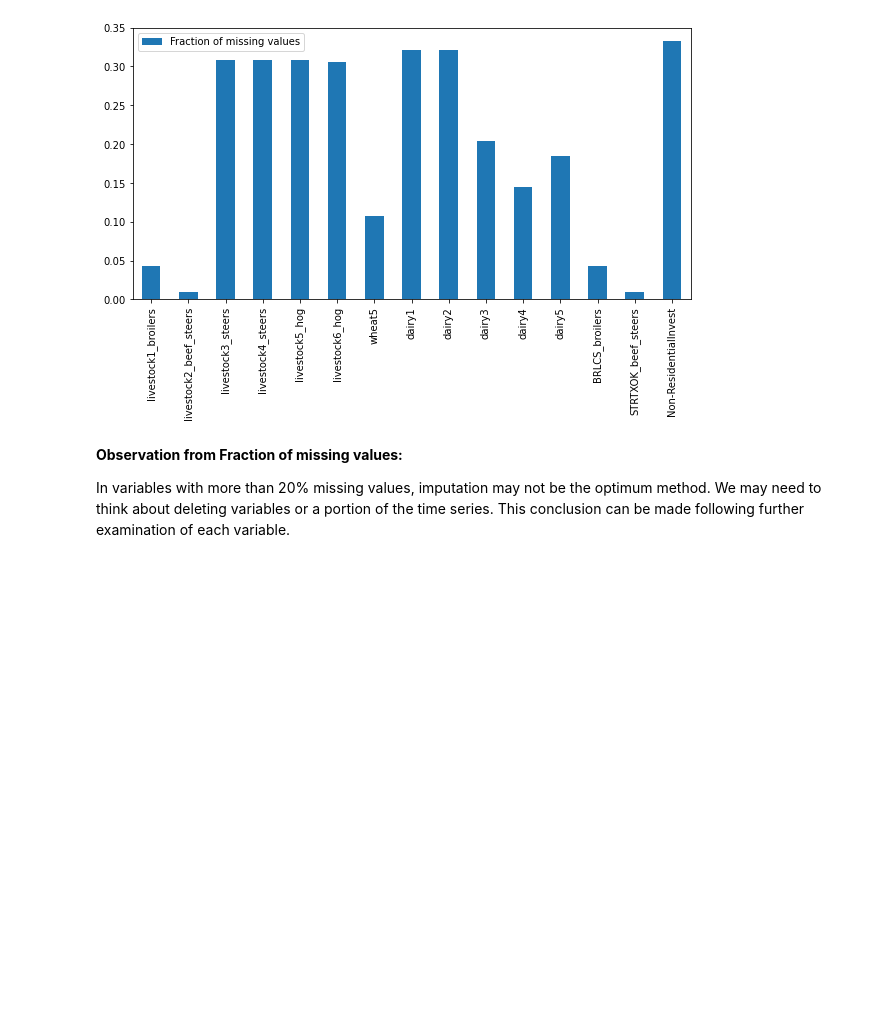
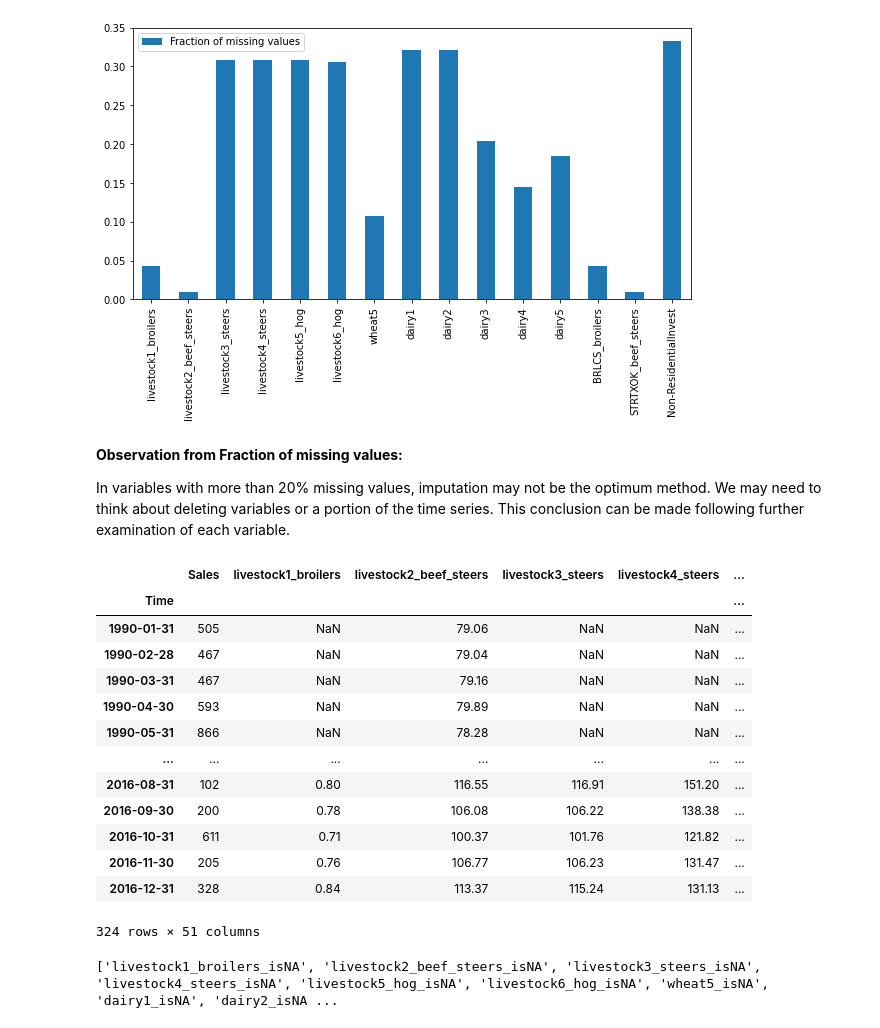
Before and after one commit to vivekkum-ar/Sales-Forecast-for-Agriculture-Products, a Jupyter notebook: Data Exploration-EDA.ipynb, the cells around one changed output. Cells and saved outputs as stored; diff of their text form; code cells hidden in the pictures; blank space fills up the shorter version.

Commit message:
Mark columns w/ _isNA labels

```diff
--- a/Data Exploration-EDA.ipynb
+++ b/Data Exploration-EDA.ipynb
@@ -203,3 +203,29 @@ fract_miss_col.plot.bar(figsize= (10,5))
 **Observation from Fraction of missing values:**
 
 In variables with more than 20% missing values, imputation may not be the optimum method. We may need to think about deleting variables or a portion of the time series. This conclusion can be made following further examination of each variable.
+# %%
+# Marking Rows with Missing values with _isNA column labels
+IsNA_col_labels= []
+for column in list(miss_val_columns):
+  clean_combined_sales_ind[[column+"_isNA"]]= clean_combined_sales_ind[[column]].isnull()*1
+  x=column+"_isNA"
+  IsNA_col_labels.append(x)
+
+display(clean_combined_sales_ind)
+print(IsNA_col_labels)
+# %% [output]
+|  | Sales | livestock1_broilers | livestock2_beef_steers | livestock3_steers | livestock4_steers | ... |
+| Time |  |  |  |  |  | ... |
+| 1990-01-31 | 505 | NaN | 79.06 | NaN | NaN | ... |
+| 1990-02-28 | 467 | NaN | 79.04 | NaN | NaN | ... |
+| 1990-03-31 | 467 | NaN | 79.16 | NaN | NaN | ... |
+| 1990-04-30 | 593 | NaN | 79.89 | NaN | NaN | ... |
+| 1990-05-31 | 866 | NaN | 78.28 | NaN | NaN | ... |
+| ... | ... | ... | ... | ... | ... | ... |
+| 2016-08-31 | 102 | 0.80 | 116.55 | 116.91 | 151.20 | ... |
+| 2016-09-30 | 200 | 0.78 | 106.08 | 106.22 | 138.38 | ... |
+| 2016-10-31 | 611 | 0.71 | 100.37 | 101.76 | 121.82 | ... |
+| 2016-11-30 | 205 | 0.76 | 106.77 | 106.23 | 131.47 | ... |
+| 2016-12-31 | 328 | 0.84 | 113.37 | 115.24 | 131.13 | ... |
+324 rows × 51 columns
+['livestock1_broilers_isNA', 'livestock2_beef_steers_isNA', 'livestock3_steers_isNA', 'livestock4_steers_isNA', 'livestock5_hog_isNA', 'livestock6_hog_isNA', 'wheat5_isNA', 'dairy1_isNA', 'dairy2_isNA ...
```
